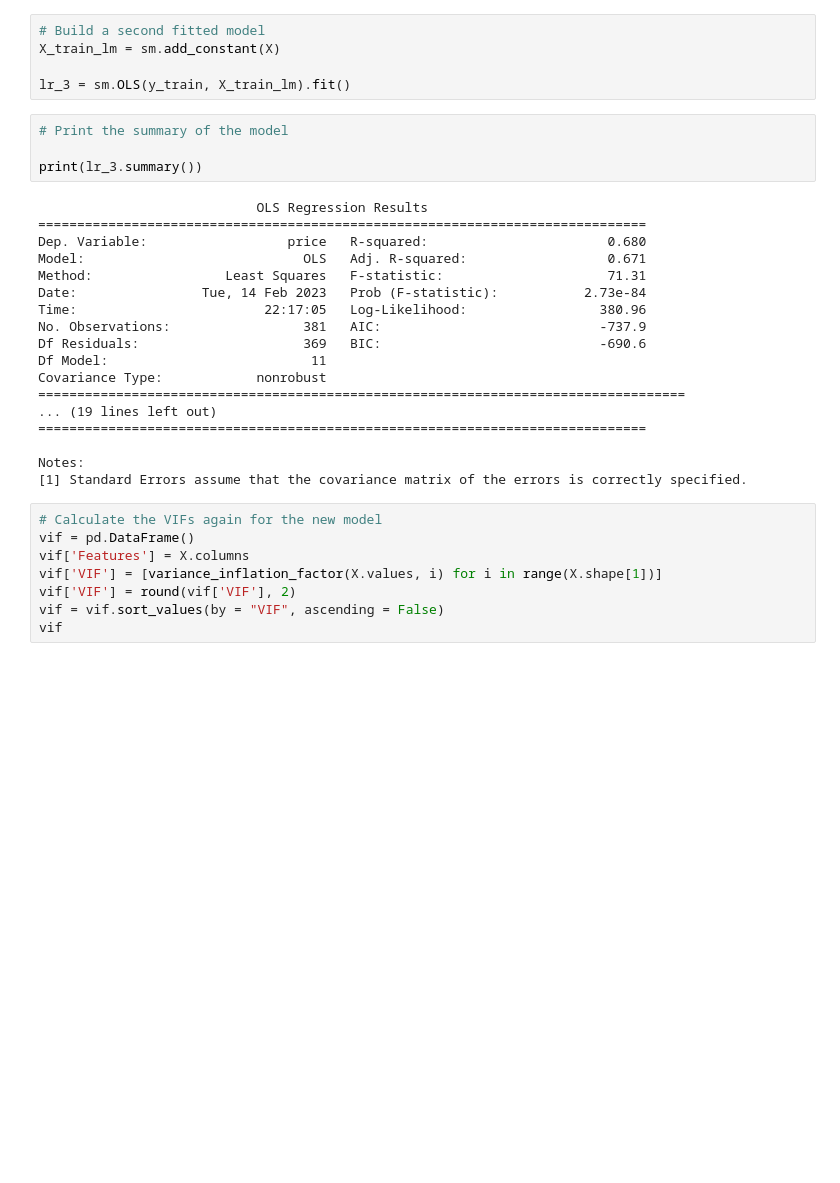
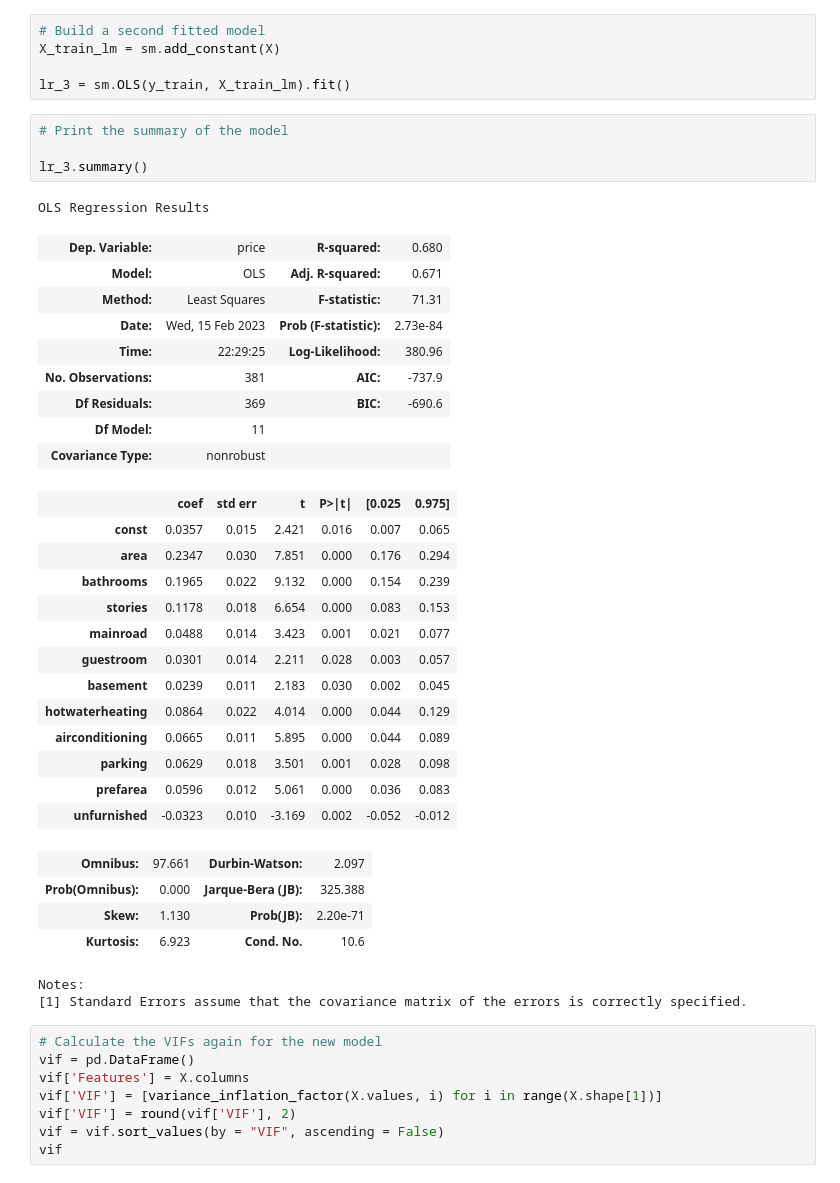
Before and after one commit to saishankar2748/python_machine_learning, a Jupyter notebook: Multiple+Linear+Regression+-+Housing+Case+Study.ipynb, the cells around one changed output. Drawn from its saved outputs; the diff is of its cells as text; blank space fills up the shorter version.

```diff
--- a/Multiple+Linear+Regression+-+Housing+Case+Study.ipynb
+++ b/Multiple+Linear+Regression+-+Housing+Case+Study.ipynb
@@ -596,25 +627,37 @@ lr_3 = sm.OLS(y_train, X_train_lm).fit()
 # %%
 # Print the summary of the model
 
-print(lr_3.summary())
+lr_3.summary()
 # %% [output]
-                            OLS Regression Results
-==============================================================================
-Dep. Variable:                  price   R-squared:                       0.680
-Model:                            OLS   Adj. R-squared:                  0.671
-Method:                 Least Squares   F-statistic:                     71.31
-Date:                Tue, 14 Feb 2023   Prob (F-statistic):           2.73e-84
-Time:                        22:17:05   Log-Likelihood:                 380.96
-No. Observations:                 381   AIC:                            -737.9
-Df Residuals:                     369   BIC:                            -690.6
-Df Model:                          11
-Covariance Type:            nonrobust
-===================================================================================
-... (19 lines left out)
-==============================================================================
-
-Notes:
-[1] Standard Errors assume that the covariance matrix of the errors is correctly specified.
+OLS Regression Results
+| Dep. Variable: | price | R-squared: | 0.680 |
+| Model: | OLS | Adj. R-squared: | 0.671 |
+| Method: | Least Squares | F-statistic: | 71.31 |
+| Date: | Wed, 15 Feb 2023 | Prob (F-statistic): | 2.73e-84 |
+| Time: | 22:29:25 | Log-Likelihood: | 380.96 |
+| No. Observations: | 381 | AIC: | -737.9 |
+| Df Residuals: | 369 | BIC: | -690.6 |
+| Df Model: | 11 |  |  |
+| Covariance Type: | nonrobust |  |  |
+|  | coef | std err | t | P>|t| | [0.025 | 0.975] |
+| const | 0.0357 | 0.015 | 2.421 | 0.016 | 0.007 | 0.065 |
+| area | 0.2347 | 0.030 | 7.851 | 0.000 | 0.176 | 0.294 |
+| bathrooms | 0.1965 | 0.022 | 9.132 | 0.000 | 0.154 | 0.239 |
+| stories | 0.1178 | 0.018 | 6.654 | 0.000 | 0.083 | 0.153 |
+| mainroad | 0.0488 | 0.014 | 3.423 | 0.001 | 0.021 | 0.077 |
+| guestroom | 0.0301 | 0.014 | 2.211 | 0.028 | 0.003 | 0.057 |
+| basement | 0.0239 | 0.011 | 2.183 | 0.030 | 0.002 | 0.045 |
+| hotwaterheating | 0.0864 | 0.022 | 4.014 | 0.000 | 0.044 | 0.129 |
+| airconditioning | 0.0665 | 0.011 | 5.895 | 0.000 | 0.044 | 0.089 |
+| parking | 0.0629 | 0.018 | 3.501 | 0.001 | 0.028 | 0.098 |
+| prefarea | 0.0596 | 0.012 | 5.061 | 0.000 | 0.036 | 0.083 |
+| unfurnished | -0.0323 | 0.010 | -3.169 | 0.002 | -0.052 | -0.012 |
+| Omnibus: | 97.661 | Durbin-Watson: | 2.097 |
+| Prob(Omnibus): | 0.000 | Jarque-Bera (JB): | 325.388 |
+| Skew: | 1.130 | Prob(JB): | 2.20e-71 |
+| Kurtosis: | 6.923 | Cond. No. | 10.6 |
+Notes:
+[1] Standard Errors assume that the covariance matrix of the errors is correctly specified.
 # %%
 # Calculate the VIFs again for the new model
 vif = pd.DataFrame()
```
Also changed, not shown: parts of 8 cells of this notebook.
